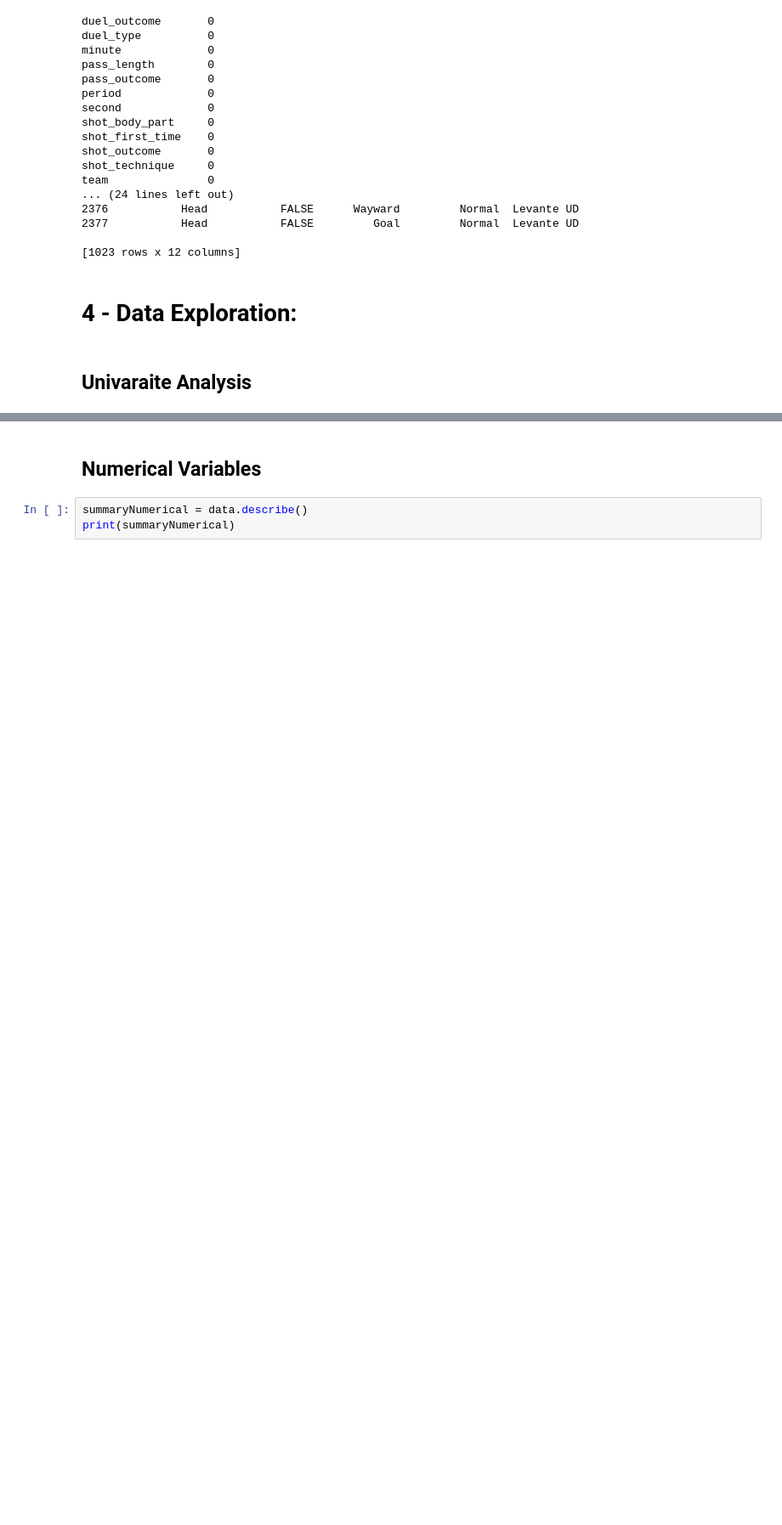
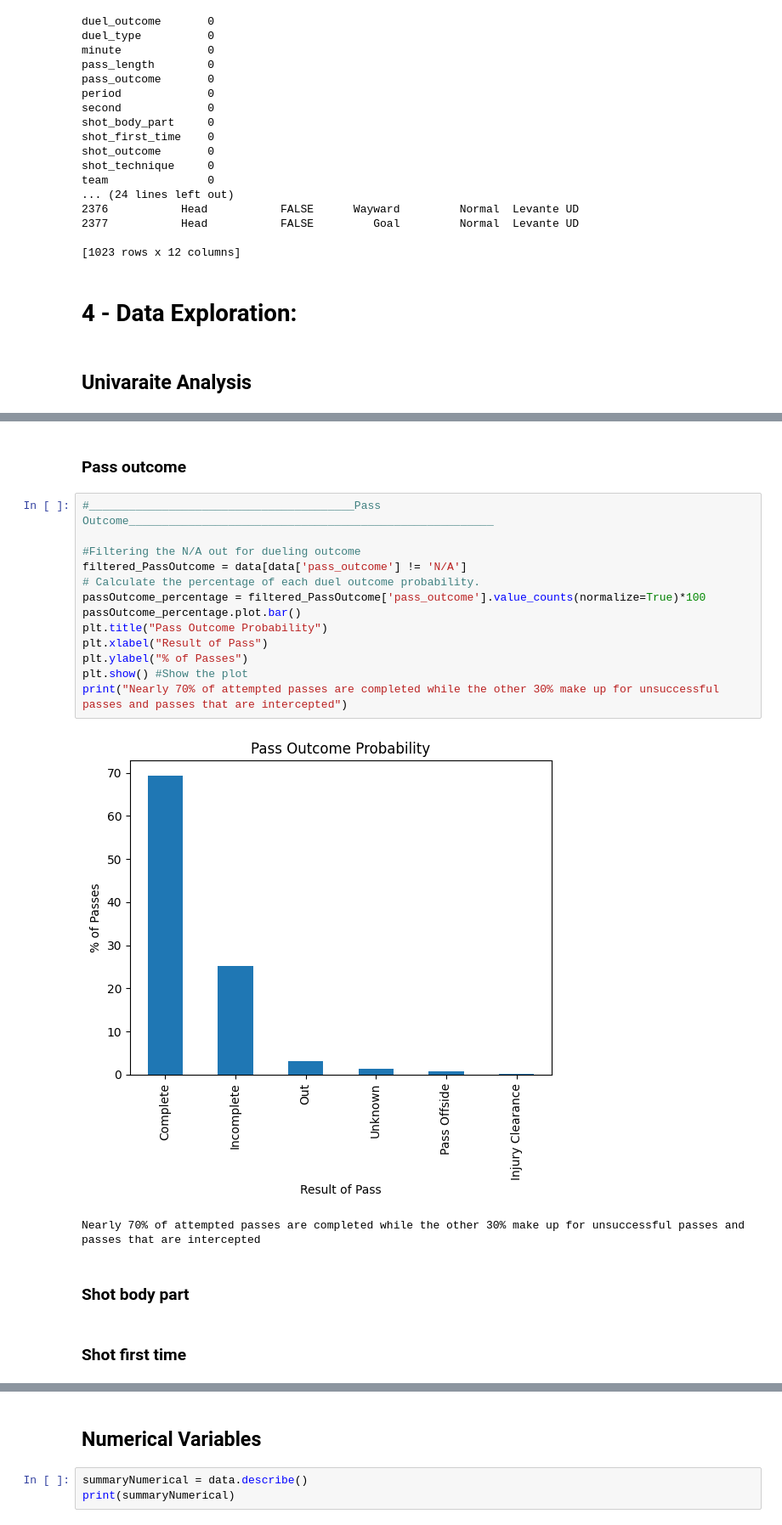
Before and after one commit to NojusMat/DataScience_CA2, a Jupyter notebook: NojusMatuseviciusDAProject.ipynb, the cells around one changed output, grey strips where cells are left out. Shown at 85% size. Saved outputs shown, nothing was run; the diff lists cells and outputs as text; blank space fills up the shorter version.

Commit message:
Univariate-Categorical-Pass outcome + Comments

```diff
--- a/NojusMatuseviciusDAProject.ipynb
+++ b/NojusMatuseviciusDAProject.ipynb
@@ -298,0 +312,25 @@ plt.show() #Show the plot
+# %% [markdown]
+
+### Pass outcome
+# %%
+#________________________________________Pass Outcome_______________________________________________________
+
+#Filtering the N/A out for dueling outcome
+filtered_PassOutcome = data[data['pass_outcome'] != 'N/A']
+# Calculate the percentage of each duel outcome probability.
+passOutcome_percentage = filtered_PassOutcome['pass_outcome'].value_counts(normalize=True)*100
+passOutcome_percentage.plot.bar()
+plt.title("Pass Outcome Probability")
+plt.xlabel("Result of Pass")
+plt.ylabel("% of Passes")
+plt.show() #Show the plot
+print("Nearly 70% of attempted passes are completed while the other 30% make up for unsuccessful passes and passes that are intercepted")
+# %% [output]
+[figure, added]
+Nearly 70% of attempted passes are completed while the other 30% make up for unsuccessful passes and passes that are intercepted
+# %% [markdown]
+
+### Shot body part
+# %% [markdown]
+
+### Shot first time
```
Also changed, not shown: parts of 9 cells of this notebook.
